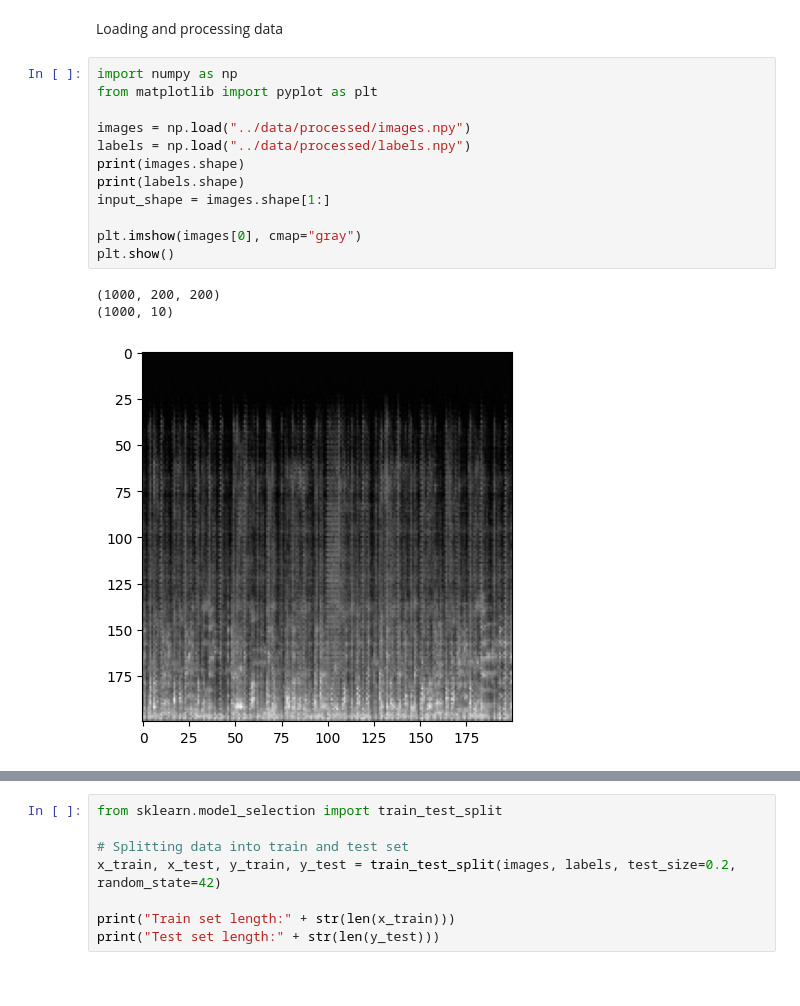
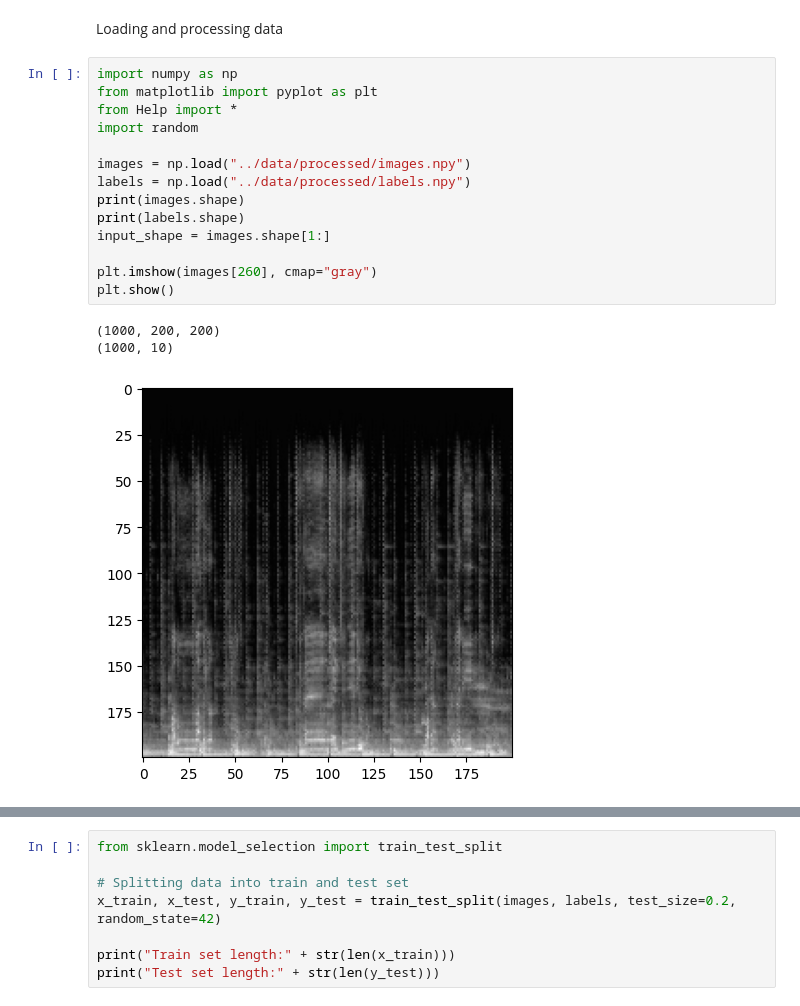
Before and after one commit to thdb-theo/AudioClassification, a Jupyter notebook: src/Model.ipynb, the cells around one changed output, grey strips where cells are left out. Cells and saved outputs as stored; diff of their text form.

```diff
--- a/src/Model.ipynb
+++ b/src/Model.ipynb
@@ -3,16 +3,18 @@ Loading and processing data
 # %%
 import numpy as np
 from matplotlib import pyplot as plt
+from Help import *
+import random
 
 images = np.load("../data/processed/images.npy")
 labels = np.load("../data/processed/labels.npy")
 print(images.shape)
 print(labels.shape)
 input_shape = images.shape[1:]
 
-plt.imshow(images[0], cmap="gray")
+plt.imshow(images[260], cmap="gray")
 plt.show()
 # %% [output]
 (1000, 200, 200)
 (1000, 10)
-[figure, old version]
+[figure, new version]
```
Also changed, not shown: parts of 8 cells of this notebook, 1 other file.
